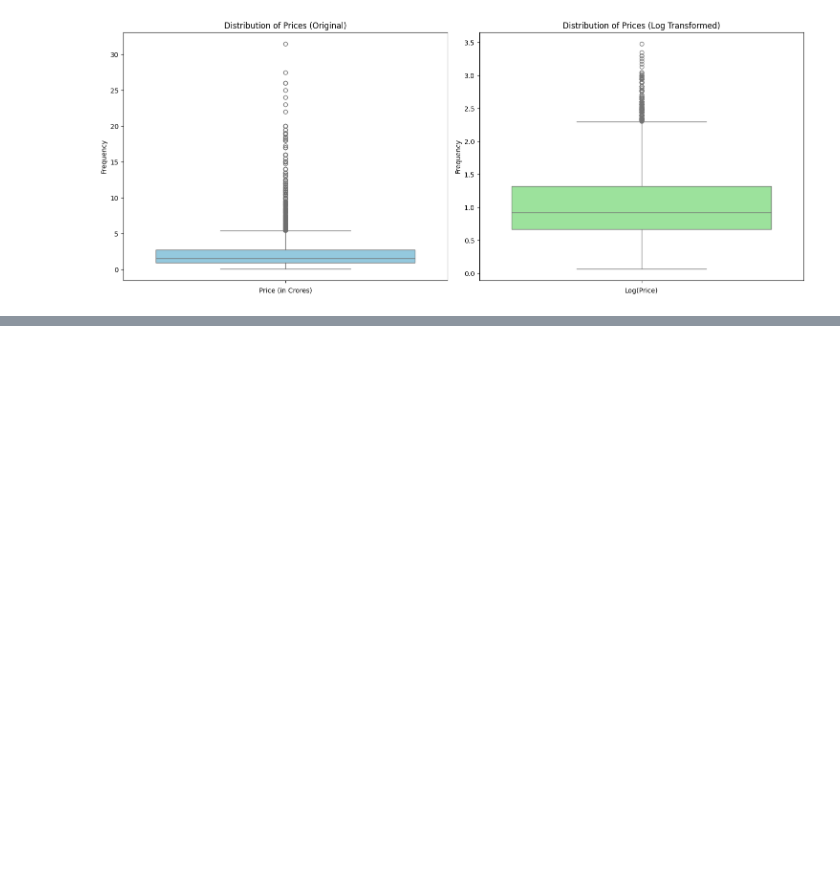
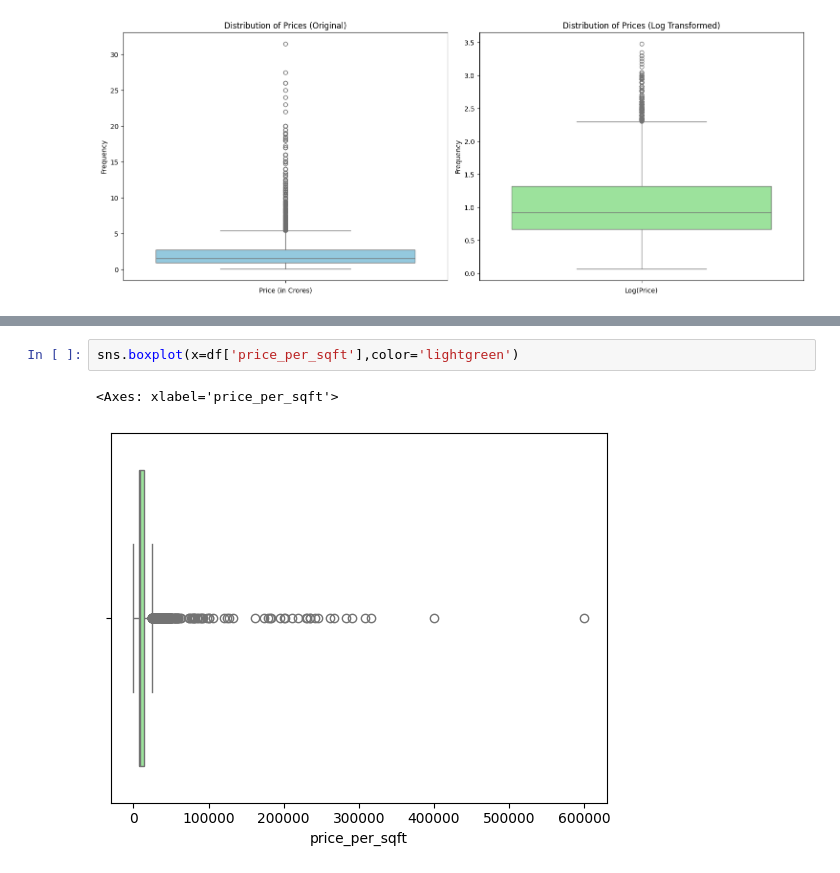
Before and after one commit to garvit1408/NestWise-, a Jupyter notebook: 4 - EDA/eda-univariate-analysis.ipynb, the cells around one changed output, grey strips where cells are left out. Saved outputs shown, nothing was run; the diff lists cells and outputs as text; blank space fills up the shorter version.

```diff
--- a/4 - EDA/eda-univariate-analysis.ipynb
+++ b/4 - EDA/eda-univariate-analysis.ipynb
@@ -324,0 +367,5 @@ plt.show()
+# %%
+sns.boxplot(x=df['price_per_sqft'],color='lightgreen')
+# %% [output]
+<Axes: xlabel='price_per_sqft'>
+[figure, added]
```
Also changed, not shown: parts of 8 cells of this notebook.
